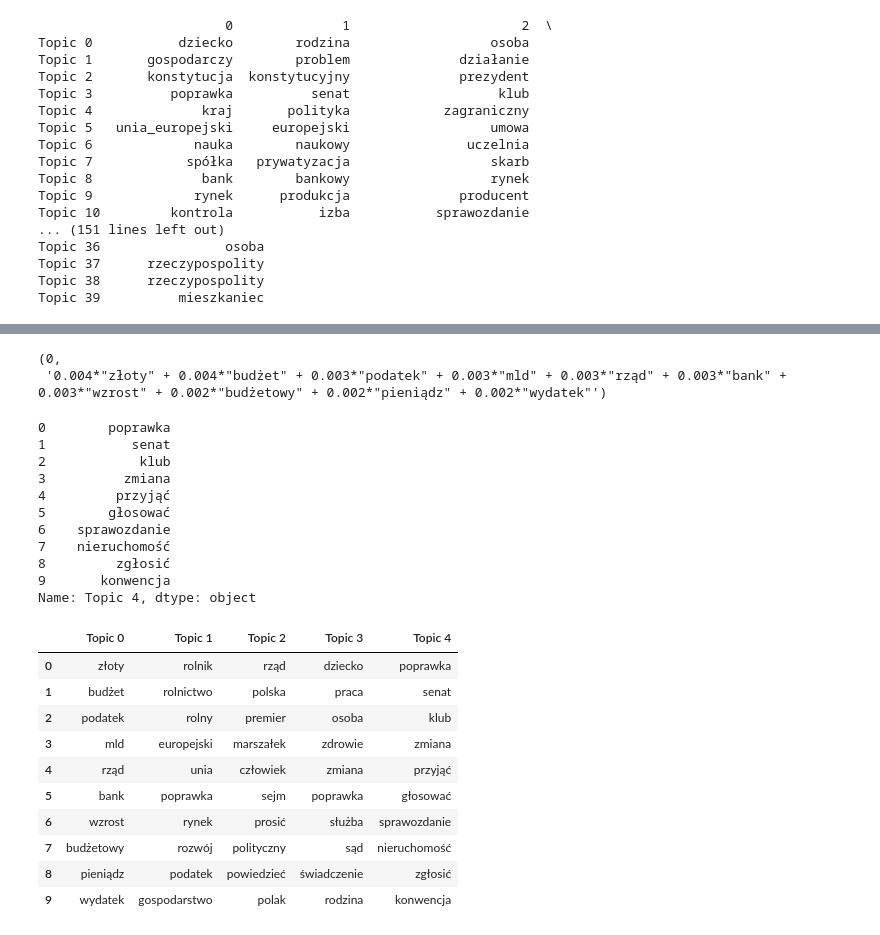
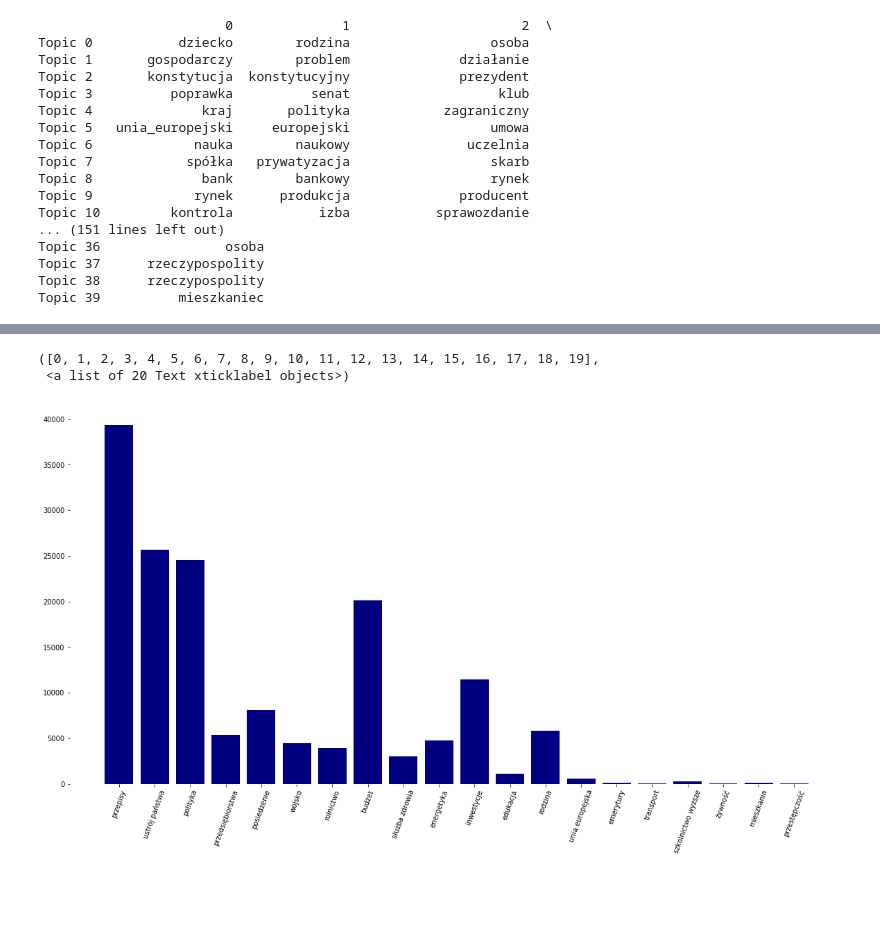
Before and after one commit to magda-lena-b/praca, a Jupyter notebook: 08a_LDA_testy_plus_bigramy.ipynb, the cells around one changed output, grey strips where cells are left out. Drawn from its saved outputs; the diff is of its cells as text; code cells hidden in the pictures; blank space fills up the shorter version.

Commit message:
poprawka LDA koniec

```diff
--- a/08a_LDA_testy_plus_bigramy.ipynb
+++ b/08a_LDA_testy_plus_bigramy.ipynb
@@ -381,0 +485,3 @@ print('\nCoherence Score: ', coherence_lda)
+# %%
+test1, _ = train_test_split(corp,train_size=0.3,random_state=666)
+len(test1)
@@ -382,14 +534,12 @@ print('\nCoherence Score: ', coherence_lda)
 # %%
-start = timer()
-dictionary = gensim.corpora.Dictionary(dane['speech_rawest'])
-dictionary.filter_extremes(no_above=0.3, no_below=50 )
-print(len(dictionary))
-BOW = [dictionary.doc2bow(speech) for speech in dane['speech_rawest']]
+dictionary = gensim.corpora.Dictionary(test1)
+dictionary.filter_extremes(no_above=0.2, no_below=50)
+BOW = [dictionary.doc2bow(speech) for speech in corp]
 tfidf = models.TfidfModel(BOW)
 corpus_tfidf = tfidf[BOW]
 
-lda_model = gensim.models.LdaMulticore(BOW, id2word=dictionary,num_topics=35, passes=1, workers=2)
-end = timer()
-print(timedelta(seconds=timer()-start))
-funcs.print_topics(lda_model.print_topics(-1))
+lda_model = gensim.models.LdaMulticore(corpus_tfidf, id2word=dictionary,num_topics=20, passes=5, workers=2)
+coherence_model_lda = gensim.models.CoherenceModel(model=lda_model, texts=corp, dictionary=dictionary, coherence='c_v')
+coherence_lda = coherence_model_lda.get_coherence()
+print(0.2, 20, 5, coherence_lda)
 # %% [output]
@@ -456,19 +566,0 @@ funcs.print_topics(lda_model_tfidf.print_topics(-1))
-# %%
-lda_model_tfidf.print_topics(-1)[0]
-# %% [output]
-(0,
- '0.004*"złoty" + 0.004*"budżet" + 0.003*"podatek" + 0.003*"mld" + 0.003*"rząd" + 0.003*"bank" + 0.003*"wzrost" + 0.002*"budżetowy" + 0.002*"pieniądz" + 0.002*"wydatek"')
-# %%
-pd.Series(a[0][1].split(' + ')).apply(lambda x : re.sub(r'[\d\.\*\"\']', '', x))
-# %% [output]
-0        poprawka
-1           senat
-2            klub
-3          zmiana
-4         przyjąć
-5        głosować
-6    sprawozdanie
-7    nieruchomość
-8         zgłosić
-9       konwencja
-Name: Topic 4, dtype: object
@@ -479,14 +567,20 @@ for topic in lda_model_tfidf.print_topics(-1):
-# %%
-topic_df
-# %% [output]
-|  | Topic 0 | Topic 1 | Topic 2 | Topic 3 | Topic 4 |
-| 0 | złoty | rolnik | rząd | dziecko | poprawka |
-| 1 | budżet | rolnictwo | polska | praca | senat |
-| 2 | podatek | rolny | premier | osoba | klub |
-| 3 | mld | europejski | marszałek | zdrowie | zmiana |
-| 4 | rząd | unia | człowiek | zmiana | przyjąć |
-| 5 | bank | poprawka | sejm | poprawka | głosować |
-| 6 | wzrost | rynek | prosić | służba | sprawozdanie |
-| 7 | budżetowy | rozwój | polityczny | sąd | nieruchomość |
-| 8 | pieniądz | podatek | powiedzieć | świadczenie | zgłosić |
-| 9 | wydatek | gospodarstwo | polak | rodzina | konwencja |
+# %%
+dane['topic_LDA_TF'] = pd.Series()
+for i, row in enumerate(lda_model[BOW]):
+    dane['topic_LDA_TF'].loc[i] = sorted(row, key=lambda x: (x[1]), reverse=True)[0][0]
+# %%
+topics_2=['polityka','żywność','inwestycje','transport','szkolnictwo wyższe','przedsiębiorstwa','emerytury','mieszkania','posiedzenie','energetyka',
+          'przestępczość','rodzina','rolnictwo','przepisy','wojsko','unia europejska','ustrój państwa','edukacja','budżet','służba zdrowia']
+dane['opis_LDA_TF'] = dane['topic_LDA_TF'].apply(lambda x: topics_2[int(x)])
+# %%
+a = Counter(dane['opis_LDA_TF'])
+fig = plt.figure(figsize=(20,10))
+#color = ["gray"]*len(l_rank.Popularity)
+#color[-2]='blue'
+bars = plt.bar(list(a.keys()), list(a.values()), align='center', linewidth=0, color='navy')
+plt.box(False)
+plt.xticks(rotation=70)
+# %% [output]
+([0, 1, 2, 3, 4, 5, 6, 7, 8, 9, 10, 11, 12, 13, 14, 15, 16, 17, 18, 19],
+ <a list of 20 Text xticklabel objects>)
+[figure, added]
```
Also changed, not shown: parts of 34 cells of this notebook, 1 other file.
